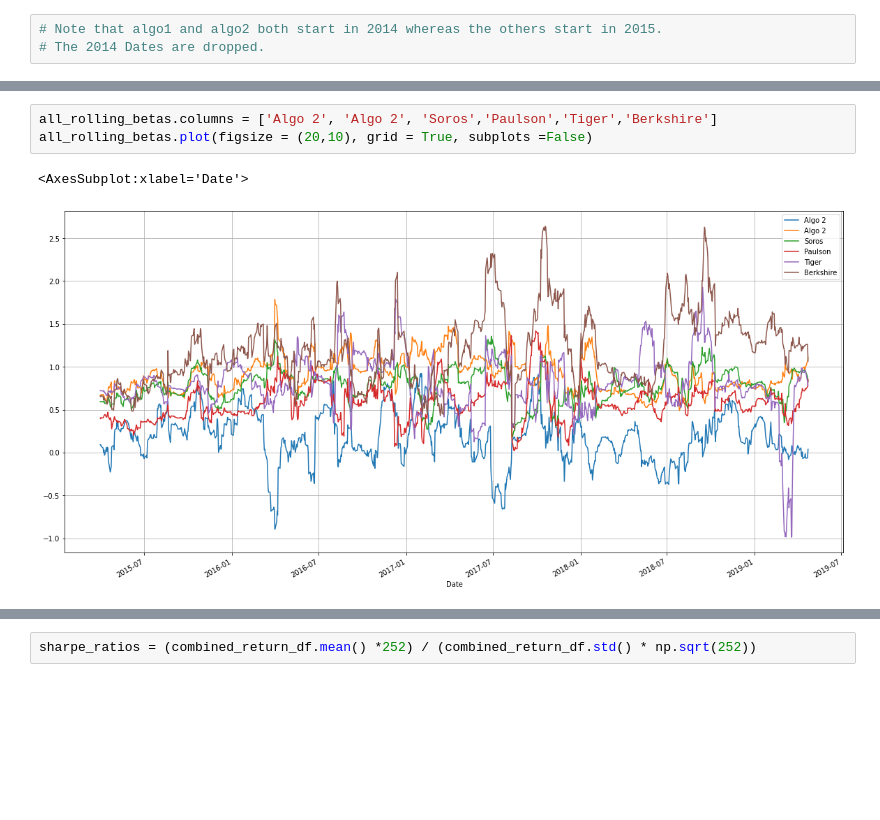
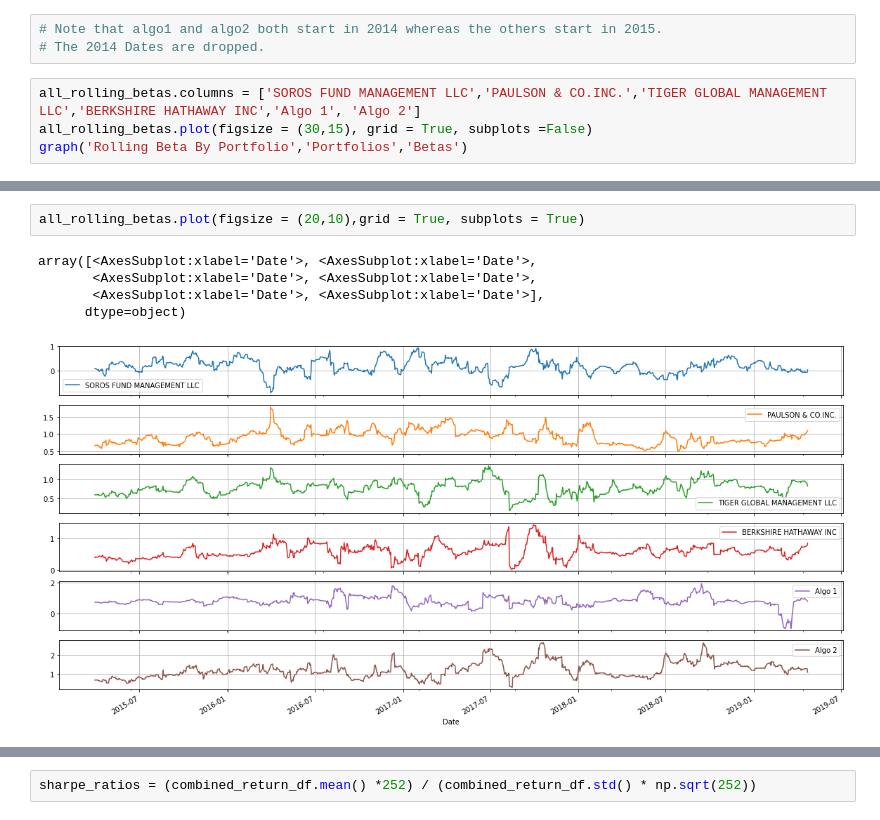
Before and after one commit to Tylryan/Portfolio_Analysis, a Jupyter notebook: Untitled.ipynb, the cells around one changed output, grey strips where cells are left out. Drawn from its saved outputs; the diff is of its cells as text; blank space fills up the shorter version.

```diff
--- a/Untitled.ipynb
+++ b/Untitled.ipynb
@@ -443,3 +454,7 @@ all_rolling_betas = pd.concat([algo1_rolling_beta,algo2_rolling_beta,
 # %%
 # Note that algo1 and algo2 both start in 2014 whereas the others start in 2015.
 # The 2014 Dates are dropped.
+# %%
+all_rolling_betas.columns = ['SOROS FUND MANAGEMENT LLC','PAULSON & CO.INC.','TIGER GLOBAL MANAGEMENT LLC','BERKSHIRE HATHAWAY INC','Algo 1', 'Algo 2']
+all_rolling_betas.plot(figsize = (30,15), grid = True, subplots =False)
+graph('Rolling Beta By Portfolio','Portfolios','Betas')
@@ -446,9 +466,11 @@ all_rolling_betas = pd.concat([algo1_rolling_beta,algo2_rolling_beta,
 # %%
-all_rolling_betas.columns = ['Algo 2', 'Algo 2', 'Soros','Paulson','Tiger','Berkshire']
-all_rolling_betas.plot(figsize = (20,10), grid = True, subplots =False)
+all_rolling_betas.plot(figsize = (20,10),grid = True, subplots = True)
 # %% [output]
-<AxesSubplot:xlabel='Date'>
+array([<AxesSubplot:xlabel='Date'>, <AxesSubplot:xlabel='Date'>,
+       <AxesSubplot:xlabel='Date'>, <AxesSubplot:xlabel='Date'>,
+       <AxesSubplot:xlabel='Date'>, <AxesSubplot:xlabel='Date'>],
+      dtype=object)
-[figure, old version]
+[figure, new version]
 # %%
 soros_ewm_returns= soros_fund.ewm(halflife='21 days', times = soros_fund.index).mean()
 soros_ewm_returns.plot(figsize = (20,10), grid = True)
```
Also changed, not shown: parts of 10 cells of this notebook.
